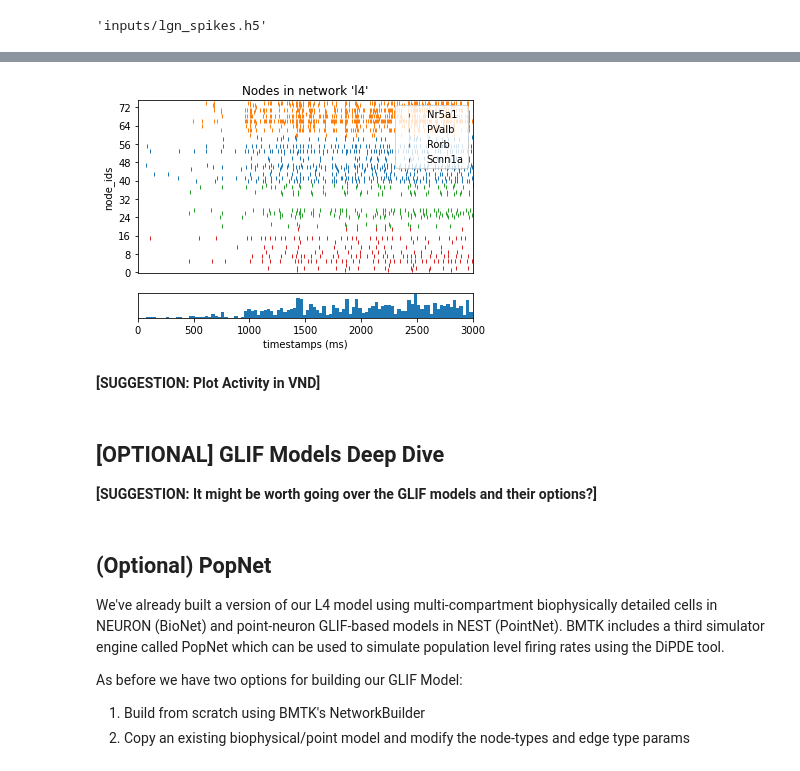
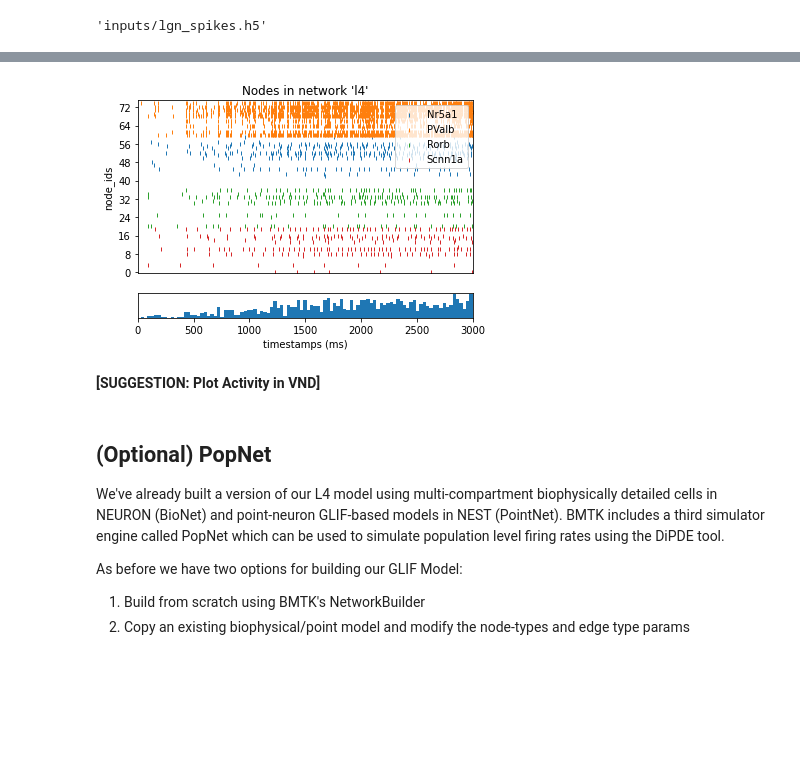
Before and after one commit to AllenInstitute/bmtk_workshop_2022, a Jupyter notebook: Ch4_pointnet/4. Multipopulation GLIF model.ipynb, the cells around one changed output, grey strips where cells are left out. Cells and saved outputs as stored; diff of their text form; code cells hidden in the pictures; blank space fills up the shorter version.

Commit message:
Updating Ch4, config files and images

```diff
--- a/Ch4_pointnet/4. Multipopulation GLIF model.ipynb
+++ b/Ch4_pointnet/4. Multipopulation GLIF model.ipynb
@@ -483,15 +480,11 @@ sim.run()
 # %%
 from bmtk.analyzer.spike_trains import plot_raster
 
-_ = plot_raster(config_file='config.simulation.json', group_by='model_name', show=False)
+_ = plot_raster(config_file='config.pointnet.json', group_by='model_name', show=False)
 # %% [output]
-[figure, old version]
+[figure, new version]
 # %% [markdown]
 __[SUGGESTION: Plot Activity in VND]__
-# %% [markdown]
-## [OPTIONAL] GLIF Models Deep Dive
-
-__[SUGGESTION: It might be worth going over the GLIF models and their options?]__
 # %% [markdown]
 ## (Optional) PopNet
 
```
Also changed, not shown: parts of 17 cells of this notebook, 25 other files.
